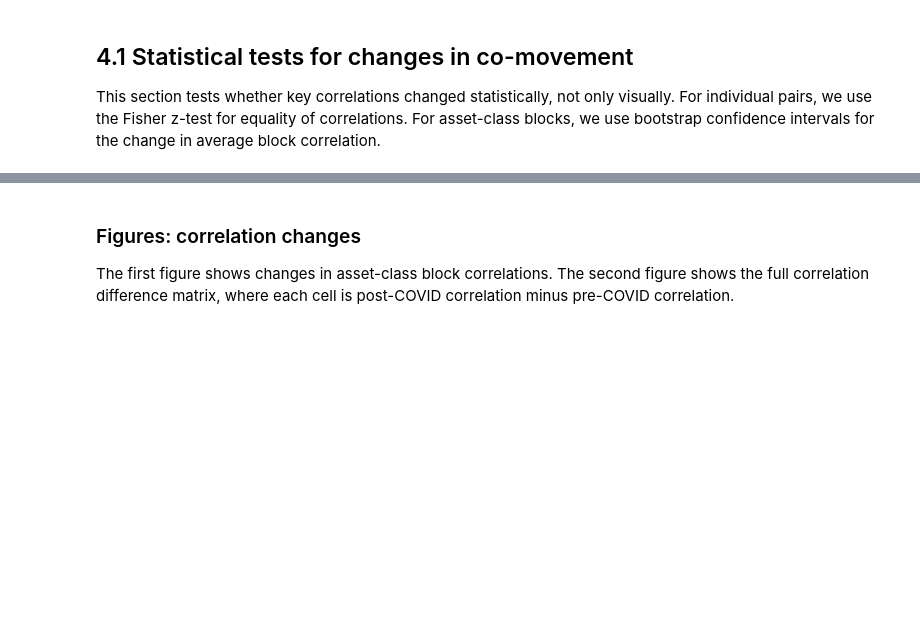
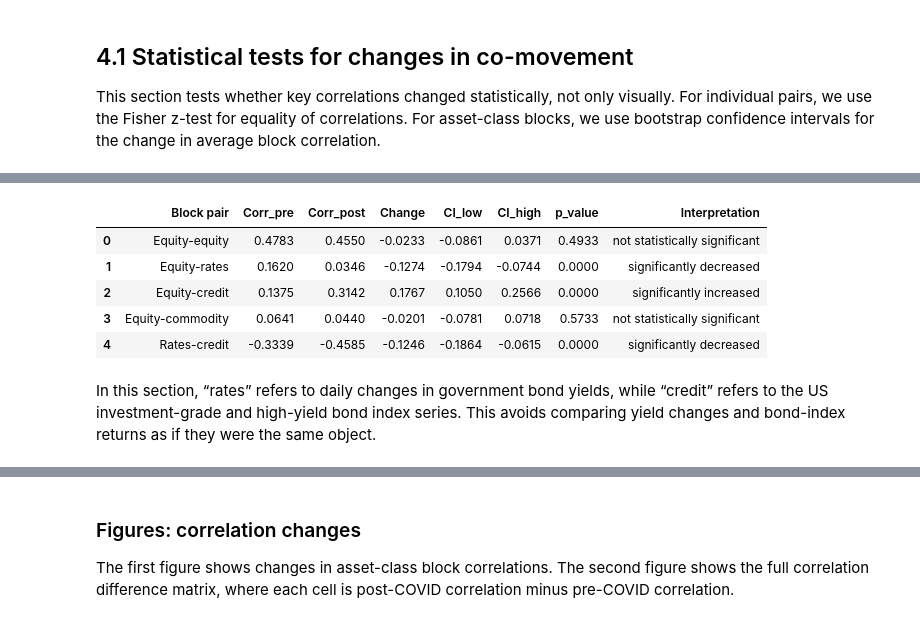
Before and after one commit to Shakk067/Emif-Project-2, a Jupyter notebook: notebooks/01_emif_project_analysis_SUBMISSION_READY.ipynb, the cells around one changed output, grey strips where cells are left out. Saved outputs shown, nothing was run; the diff lists cells and outputs as text; code cells hidden in the pictures; blank space fills up the shorter version.

```diff
--- a/notebooks/01_emif_project_analysis_SUBMISSION_READY.ipynb
+++ b/notebooks/01_emif_project_analysis_SUBMISSION_READY.ipynb
@@ -1658,25 +1886,37 @@ display(fisher_corr_tests.round(4))
 # %%
 equity_assets = ["S&P500", "Eurostoxx 50", "Hang Seng", "MSCI EM", "SMI"]
-bond_assets = ["US T 10-year Yield", "German Gov 10-year yield"]
+
+# These are government bond yield changes, not bond return indices
+rates_assets = ["US T 10-year Yield", "German Gov 10-year yield"]
+
 credit_assets = ["US IG Bonds", "US HY Bonds"]
 commodity_assets = ["Gold", "Oil futures"]
 
 block_pairs_for_tests = [
     ("Equity-equity", equity_assets, equity_assets),
-    ("Equity-bond", equity_assets, bond_assets),
+    ("Equity-rates", equity_assets, rates_assets),
     ("Equity-credit", equity_assets, credit_assets),
     ("Equity-commodity", equity_assets, commodity_assets),
-    ("Bond-credit", bond_assets, credit_assets),
+    ("Rates-credit", rates_assets, credit_assets),
 ]
 
 block_corr_tests = bootstrap_block_correlation_tests(
     pre_covid,
     post_covid,
     block_pairs_for_tests,
     n_bootstrap=N_BOOTSTRAP,
 )
 
 display(block_corr_tests.round(4))
+# %% [output]
+|  | Block pair | Corr_pre | Corr_post | Change | CI_low | CI_high | p_value | Interpretation |
+| 0 | Equity-equity | 0.4783 | 0.4550 | -0.0233 | -0.0861 | 0.0371 | 0.4933 | not statistically significant |
+| 1 | Equity-rates | 0.1620 | 0.0346 | -0.1274 | -0.1794 | -0.0744 | 0.0000 | significantly decreased |
+| 2 | Equity-credit | 0.1375 | 0.3142 | 0.1767 | 0.1050 | 0.2566 | 0.0000 | significantly increased |
+| 3 | Equity-commodity | 0.0641 | 0.0440 | -0.0201 | -0.0781 | 0.0718 | 0.5733 | not statistically significant |
+| 4 | Rates-credit | -0.3339 | -0.4585 | -0.1246 | -0.1864 | -0.0615 | 0.0000 | significantly decreased |
+# %% [markdown]
+In this section, “rates” refers to daily changes in government bond yields, while “credit” refers to the US investment-grade and high-yield bond index series. This avoids comparing yield changes and bond-index returns as if they were the same object.
 # %%
 block_changes = block_corr_summary["Change"].sort_values(ascending=False)
 
```
Also changed, not shown: parts of 41 cells of this notebook, 2 other files.
